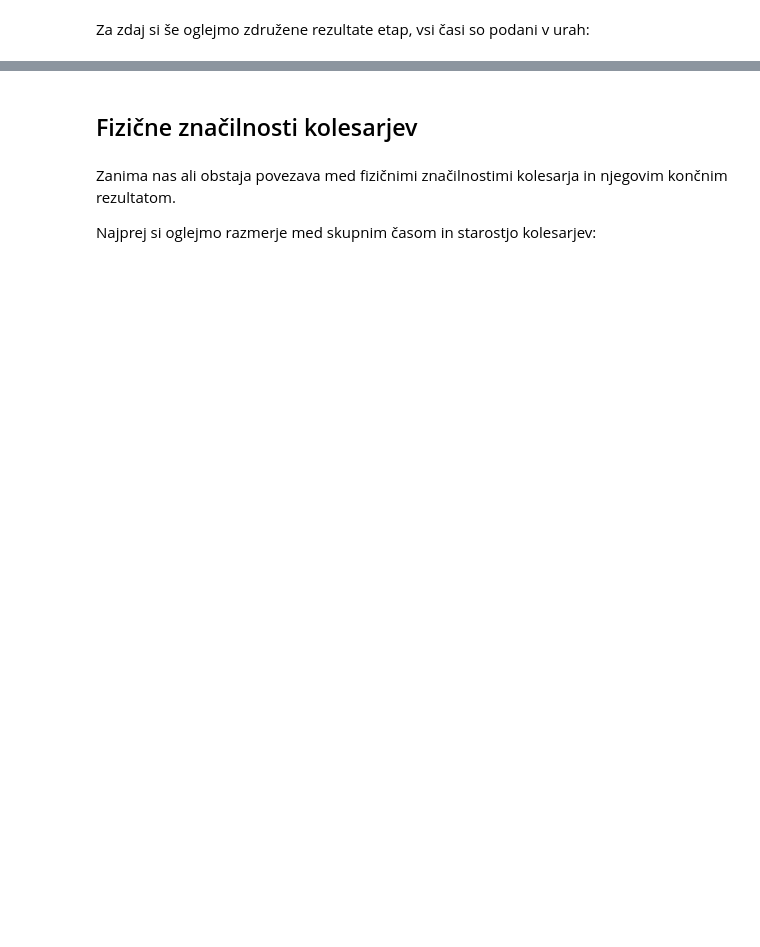
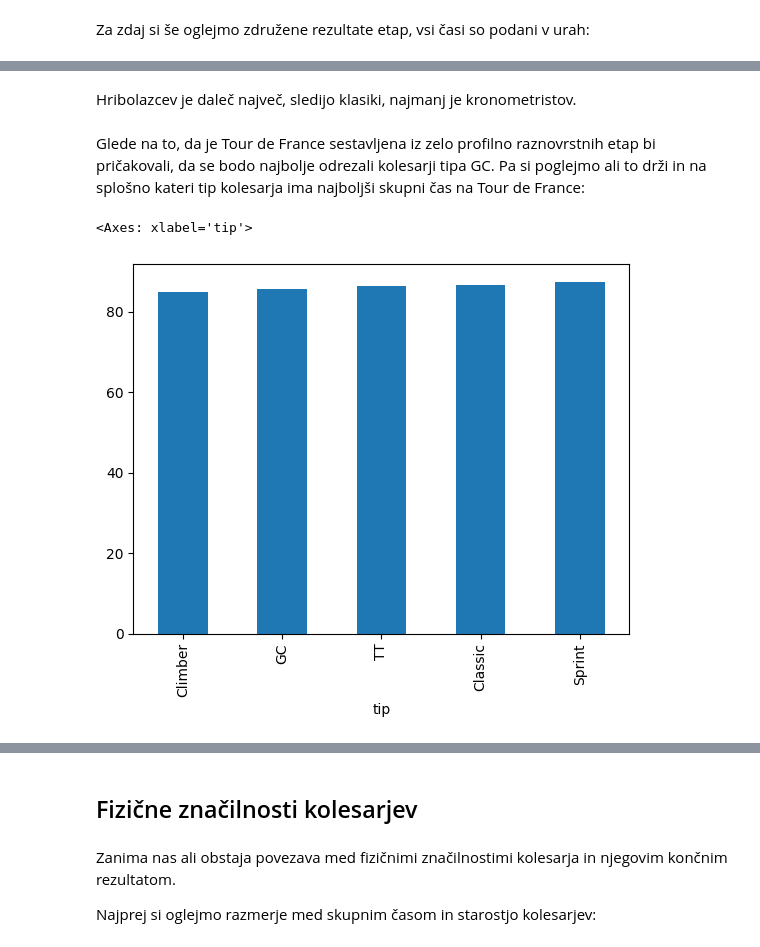
Before and after one commit to anja-rupnik/projektna_naloga, a Jupyter notebook: analizirajmo.ipynb, the cells around one changed output, grey strips where cells are left out. Cells and saved outputs as stored; diff of their text form; code cells hidden in the pictures; blank space fills up the shorter version.

```diff
--- a/analizirajmo.ipynb
+++ b/analizirajmo.ipynb
@@ -124,0 +92,3 @@ Res vidimo, da več kot je višincev manjša je povprečna hitrost. Malo izstopa
+# %%
+rezultati = reduce(lambda left,right: pd.merge(left, right, on = ['id'], how='outer'), rezultati_etap)
+rezultati["skupni_čas"] = rezultati.sum(axis='columns', min_count=21)
@@ -124,0 +147,10 @@ Res vidimo, da več kot je višincev manjša je povprečna hitrost. Malo izstopa
+# %% [markdown]
+Hribolazcev je daleč največ, sledijo klasiki, najmanj je kronometristov.
+# %% [markdown]
+Glede na to, da je Tour de France sestavljena iz zelo profilno raznovrstnih etap bi pričakovali, da se bodo najbolje odrezali kolesarji tipa GC. Pa si poglejmo ali to drži in na splošno kateri tip kolesarja ima najboljši skupni čas na Tour de France:
+# %%
+rezultati_kolesarji = pd.merge(kolesarji, rezultati, left_on='id', right_on='id')
+rezultati_kolesarji.groupby('tip')['skupni_čas'].mean().sort_values().plot.bar()
+# %% [output]
+<Axes: xlabel='tip'>
+[figure, added]
```
Also changed, not shown: parts of 78 cells of this notebook.
